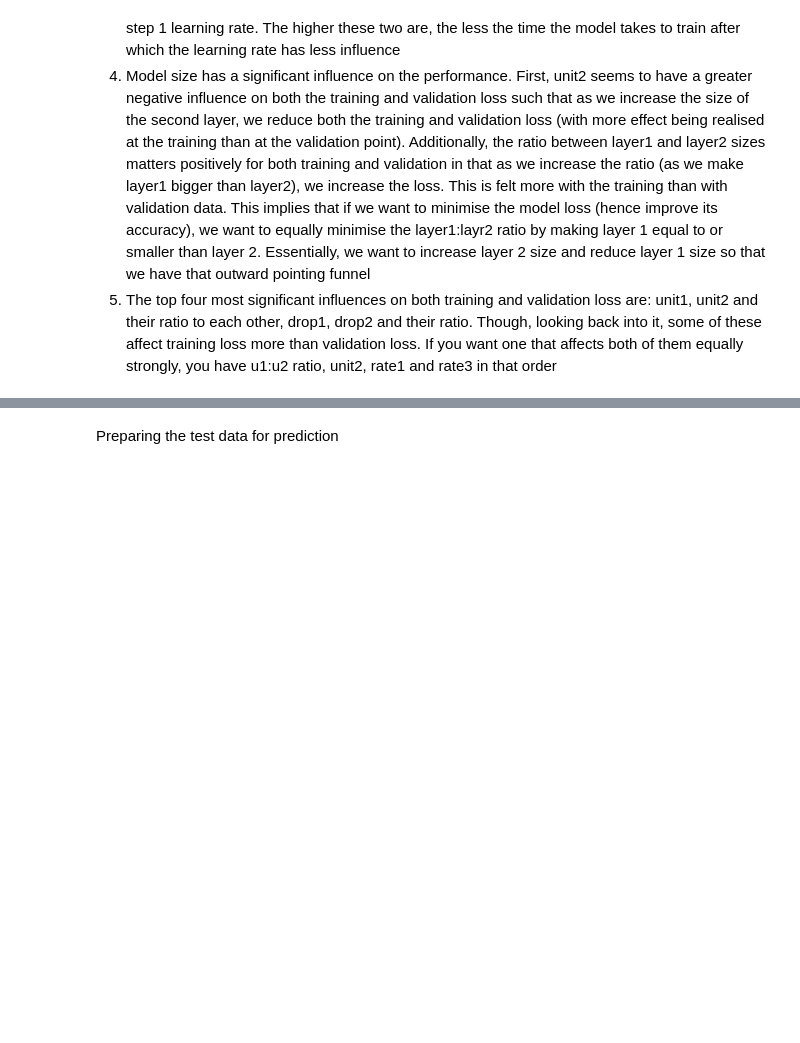
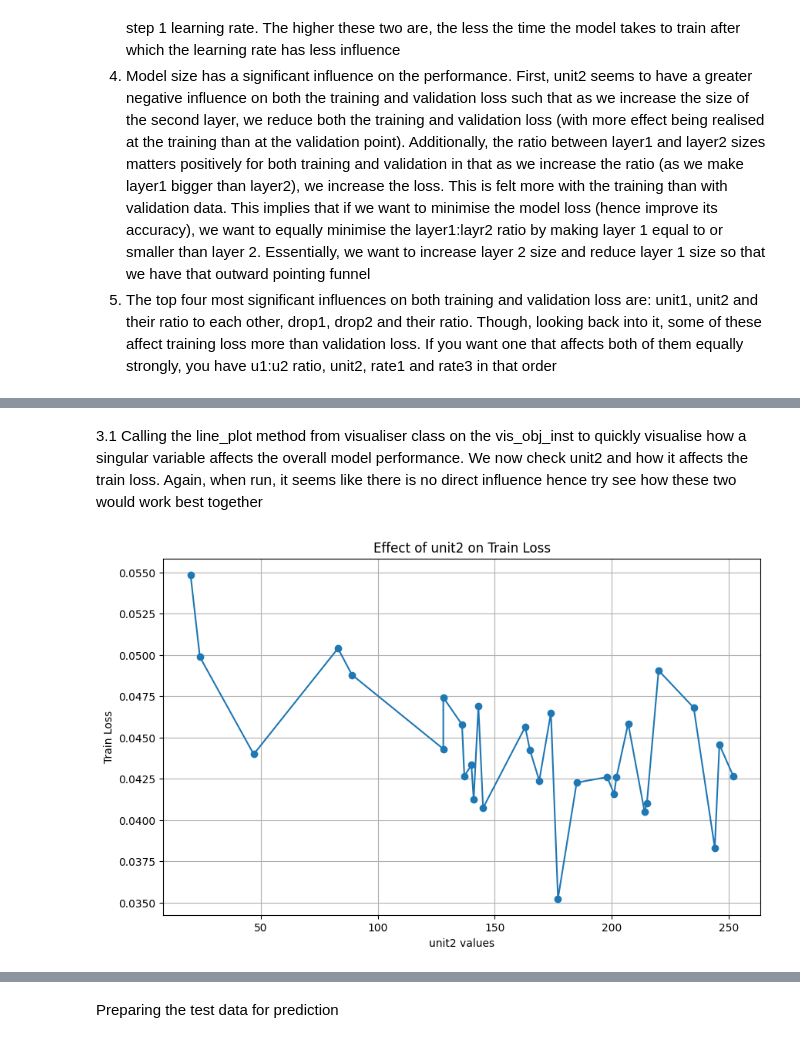
Before and after one commit to sjedidiah4/Project_1, a Jupyter notebook: Publication/Bayesian_Optimisation_2_Layer_Bi_LSTM.ipynb, the cells around one changed output, grey strips where cells are left out. Drawn from its saved outputs; the diff is of its cells as text; code cells hidden in the pictures; blank space fills up the shorter version.

```diff
--- a/Publication/Bayesian_Optimisation_2_Layer_Bi_LSTM.ipynb
+++ b/Publication/Bayesian_Optimisation_2_Layer_Bi_LSTM.ipynb
@@ -522,0 +551,6 @@ KeyboardInterrupt: ignored
+# %% [markdown]
+3.1 Calling the line_plot method from visualiser class on the vis_obj_inst to quickly visualise how a singular variable affects the overall model performance. We now check unit2 and how it affects the train loss. Again, when run, it seems like there is no direct influence hence try see how these two would work best together
+# %%
+vis_obj_inst.line_plot(col_to_drop, 'unit2', 'Train Loss')
+# %% [output]
+[figure, added]
```
Also changed, not shown: parts of 22 cells of this notebook.
